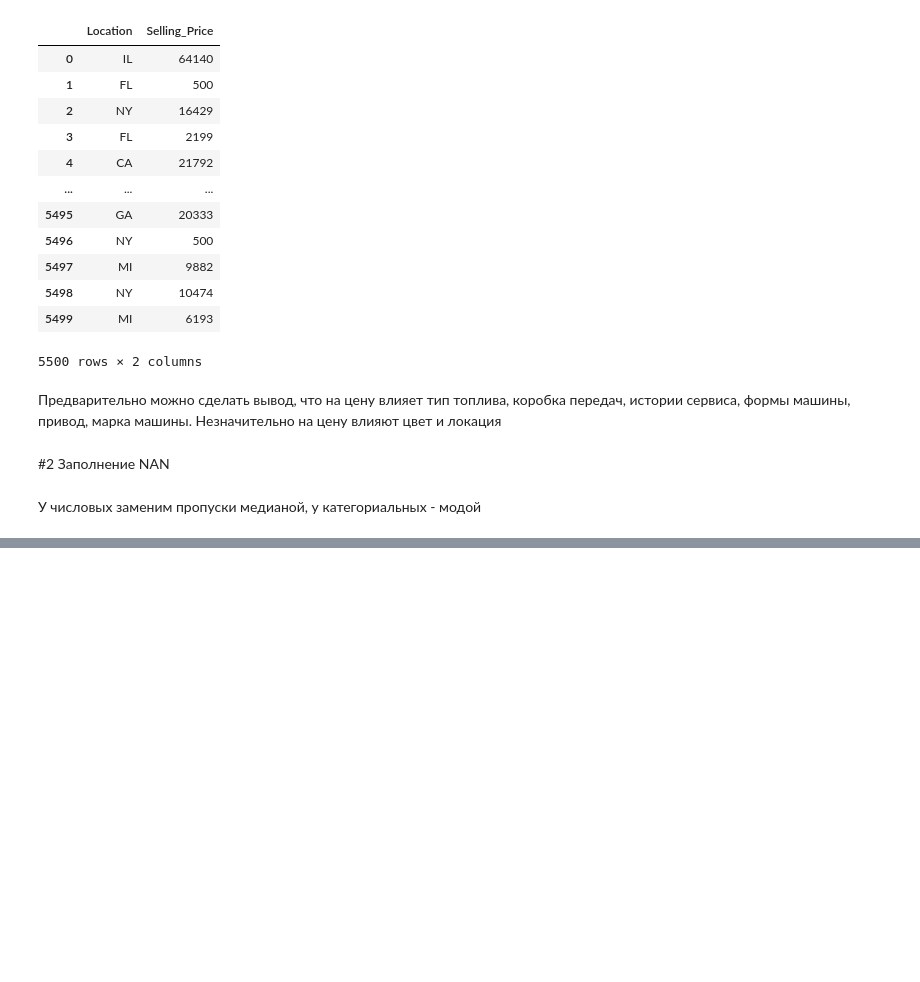
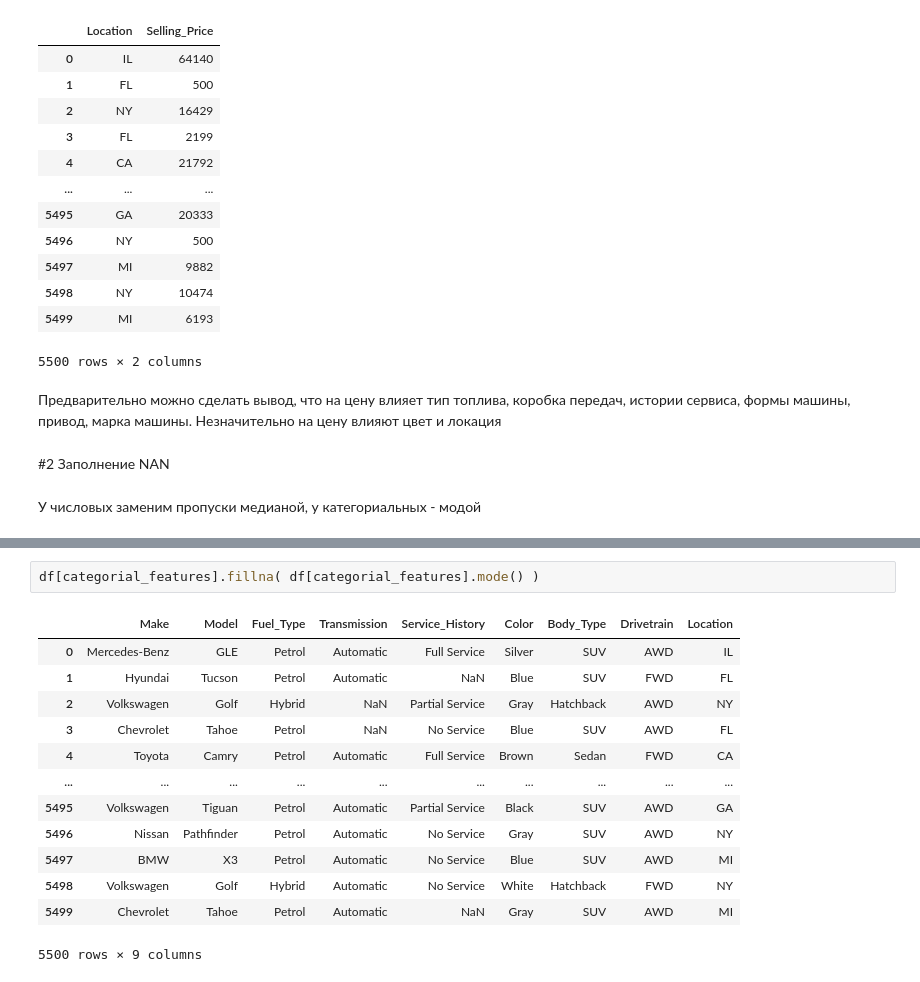
Before and after one commit to kataamb/notebooks_data_analysis, a Jupyter notebook: kaggle_automobile_prices/kaggle_automobile_dataset_analysis.ipynb, the cells around one changed output, grey strips where cells are left out. Cells and saved outputs as stored; diff of their text form; blank space fills up the shorter version.

```diff
--- a/kaggle_automobile_prices/kaggle_automobile_dataset_analysis.ipynb
+++ b/kaggle_automobile_prices/kaggle_automobile_dataset_analysis.ipynb
@@ -223,0 +281,16 @@ location_data = df[['Location', 'Selling_Price']]
+# %%
+df[categorial_features].fillna( df[categorial_features].mode() )
+# %% [output]
+|  | Make | Model | Fuel_Type | Transmission | Service_History | Color | Body_Type | Drivetrain | Location |
+| 0 | Mercedes-Benz | GLE | Petrol | Automatic | Full Service | Silver | SUV | AWD | IL |
+| 1 | Hyundai | Tucson | Petrol | Automatic | NaN | Blue | SUV | FWD | FL |
+| 2 | Volkswagen | Golf | Hybrid | NaN | Partial Service | Gray | Hatchback | AWD | NY |
+| 3 | Chevrolet | Tahoe | Petrol | NaN | No Service | Blue | SUV | AWD | FL |
+| 4 | Toyota | Camry | Petrol | Automatic | Full Service | Brown | Sedan | FWD | CA |
+| ... | ... | ... | ... | ... | ... | ... | ... | ... | ... |
+| 5495 | Volkswagen | Tiguan | Petrol | Automatic | Partial Service | Black | SUV | AWD | GA |
+| 5496 | Nissan | Pathfinder | Petrol | Automatic | No Service | Gray | SUV | AWD | NY |
+| 5497 | BMW | X3 | Petrol | Automatic | No Service | Blue | SUV | AWD | MI |
+| 5498 | Volkswagen | Golf | Hybrid | Automatic | No Service | White | Hatchback | FWD | NY |
+| 5499 | Chevrolet | Tahoe | Petrol | Automatic | NaN | Gray | SUV | AWD | MI |
+5500 rows × 9 columns
```
Also changed, not shown: parts of 7 cells of this notebook.
